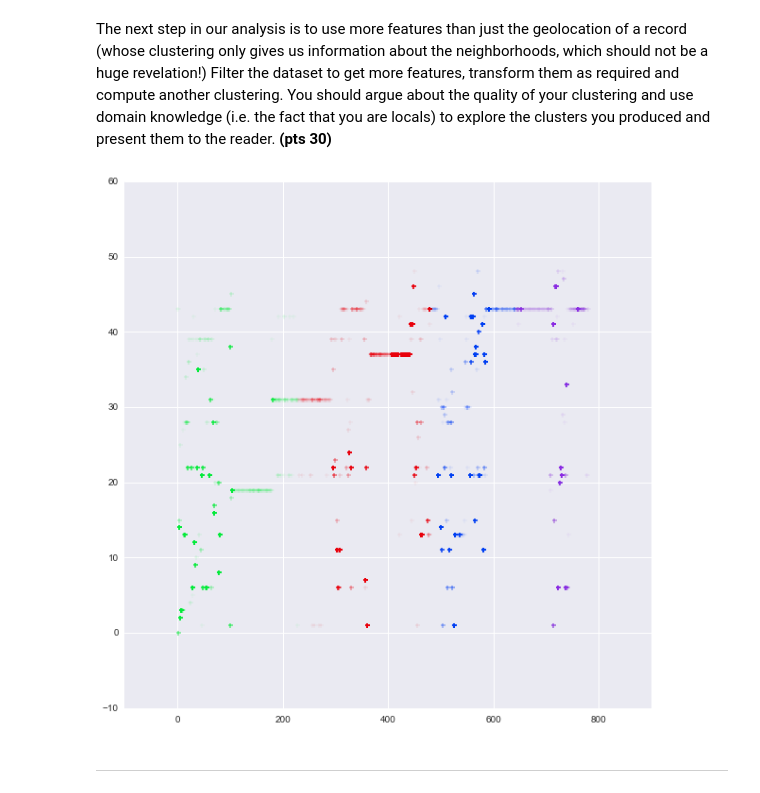
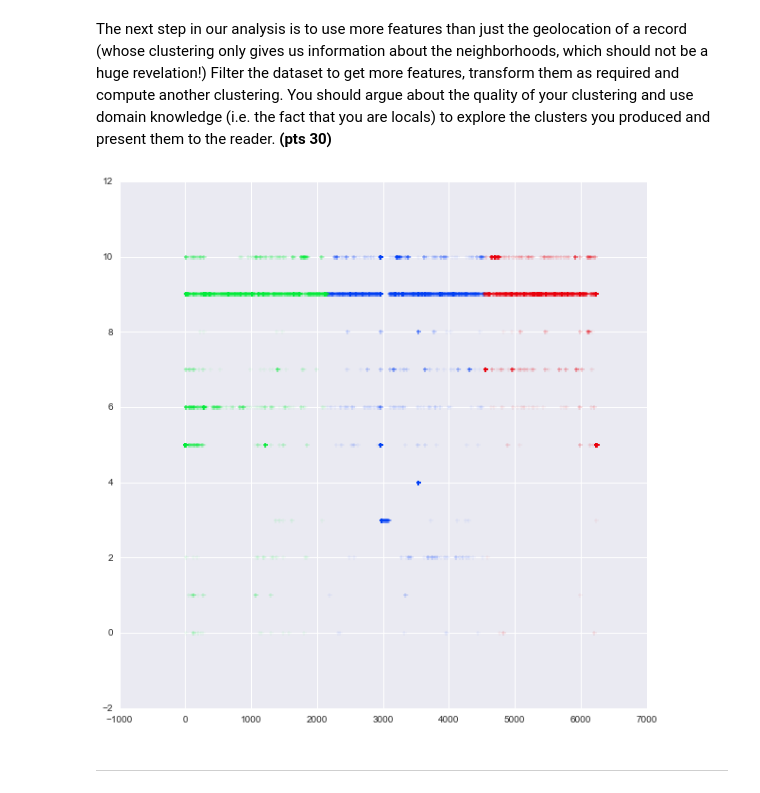
Before and after one commit to ctran25/spring-2015-homeworks, a Jupyter notebook: submissions/Homework-3/3.Clustering.ipynb, the cells around one changed output. Drawn from its saved outputs; the diff is of its cells as text; code cells hidden in the pictures.

```diff
--- a/submissions/Homework-3/3.Clustering.ipynb
+++ b/submissions/Homework-3/3.Clustering.ipynb
@@ -92,38 +92,46 @@ The next step in our analysis is to use more features than just the geolocation
 # %%
 # data = boston[['SUBJECT', 'REASON']]
 # data = data.dropna(subset = ['SUBJECT', 'REASON'])
 # data = data.reset_index(drop=True)
 
-data = boston[['CASE_TITLE', 'REASON']]
-data = data.dropna(subset = ['CASE_TITLE', 'REASON'])
+# data = boston[['CASE_TITLE', 'REASON']]
+# data = data.dropna(subset = ['CASE_TITLE', 'REASON'])
+# data = data.reset_index(drop=True)
+# data['Original_Titles'] = data.CASE_TITLE
+# data['Original_Reasons'] = data.REASON
+
+data = boston[['CLOSURE_REASON', 'SUBJECT']]
+data = data.dropna(subset = ['CLOSURE_REASON', 'SUBJECT'])
 data = data.reset_index(drop=True)
+data['Original_Titles'] = data.CLOSURE_REASON
+data['Original_Reasons'] = data.SUBJECT
 
 le = preprocessing.LabelEncoder()
 
-subjectArray = data.CASE_TITLE.values
-reasonArray = data.REASON.values
+subjectArray = data.CLOSURE_REASON.values
+reasonArray = data.SUBJECT.values
 subjectList = le.fit_transform(subjectArray)
 reasonList = le.fit_transform(reasonArray)
 combine = zip(subjectList, reasonList)
 
 combineDF = pd.DataFrame(combine)
 
-km = KMeans(init='k-means++', n_clusters=4, n_init=4)
+km = KMeans(init='k-means++', n_clusters=3, n_init=4)
 labs = km.fit_predict(combine)
 
 x = combineDF[0]
 y = combineDF[1]
 
 fig2, ax2 = plt.subplots(1,1,figsize=(10,10))
 cmap2 = sns.color_palette("bright", n_colors=4)
 cmap2.extend(sns.hls_palette(n_colors=4, h=0.7, l=0.4, s=0.8))
 
 for i, label in enumerate(set(labs)):
     point_indices = np.where(labs == label)[0]
     point_indices = point_indices.tolist()
     plt.scatter(x[point_indices], y[point_indices], s=25, alpha=0.2, c=cmap[i], marker='+')
 # %% [output]
-[figure, old version]
+[figure, new version]
 # %% [markdown]
 -----
 # %% [markdown]
```
Also changed, not shown: parts of 2 cells of this notebook.
